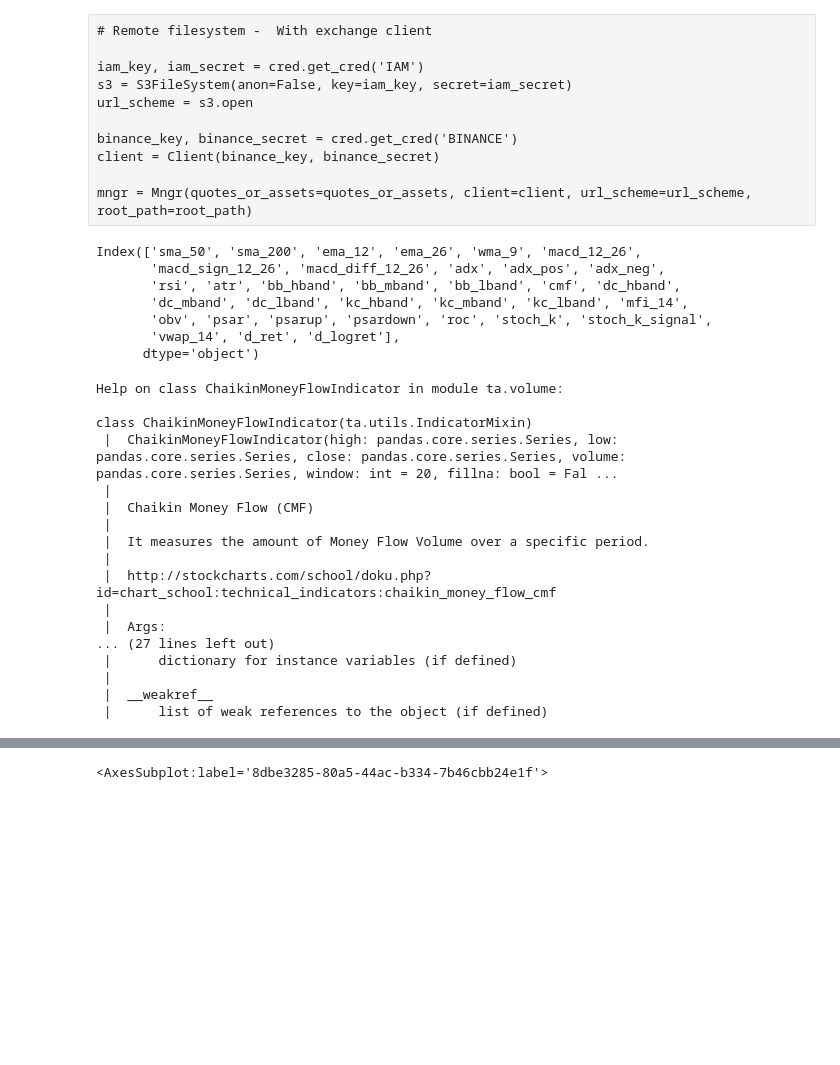
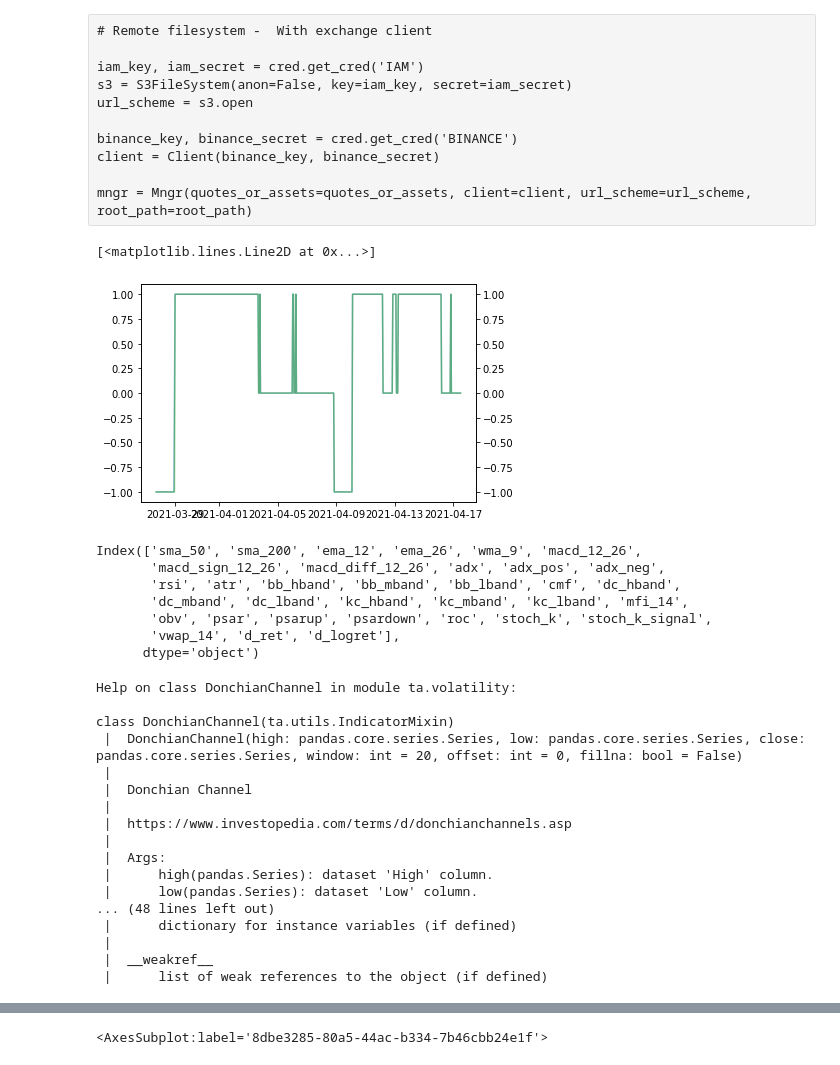
Before and after one commit to GuillaumeDMMarion/crypto-invest, a Jupyter notebook: notebooks/Implementation_rl.ipynb, the cells around one changed output, grey strips where cells are left out. Cells and saved outputs as stored; diff of their text form; code cells hidden in the pictures; blank space fills up the shorter version.

Commit message:
Add raw signals kwarg

```diff
--- a/notebooks/Implementation_rl.ipynb
+++ b/notebooks/Implementation_rl.ipynb
@@ -158,6 +158,19 @@ client = Client(binance_key, binance_secret)
 mngr = Mngr(quotes_or_assets=quotes_or_assets, client=client, url_scheme=url_scheme, root_path=root_path)
 # %%
 kline = klmngr['ETHUSDT']
+# %%
+kline.set_raw_signals()
+# %%
+fig, ax = plt.subplots()
+ax2 = ax.twinx()
+index = idx[-1500:-1000]
+ax.plot(kline.signals.iloc[index, 0], alpha=.5)
+# ax2.plot(kline.signals.compute('slowfastcross', buffer=.001, raw=True)[index], c='C1', alpha=.5)
+ax2.plot(kline.signals.compute('slowfastcross', raw=False)[index], c='C2', alpha=.5)
+# ax2.set_ylim(-.001, .001)
+# %% [output]
+[<matplotlib.lines.Line2D at 0x...>]
+[figure, added]
 # %%
 kline.indicators.columns
 # %% [output]
@@ -169,21 +182,21 @@ Index(['sma_50', 'sma_200', 'ema_12', 'ema_26', 'wma_9', 'macd_12_26',
        'vwap_14', 'd_ret', 'd_logret'],
       dtype='object')
 # %%
-help(ta.volume.ChaikinMoneyFlowIndicator)
+help(ta.volatility.DonchianChannel)
 # %% [output]
-Help on class ChaikinMoneyFlowIndicator in module ta.volume:
+Help on class DonchianChannel in module ta.volatility:
 
-class ChaikinMoneyFlowIndicator(ta.utils.IndicatorMixin)
- |  ChaikinMoneyFlowIndicator(high: pandas.core.series.Series, low: pandas.core.series.Series, close: pandas.core.series.Series, volume: pandas.core.series.Series, window: int = 20, fillna: bool = Fal ...
+class DonchianChannel(ta.utils.IndicatorMixin)
+ |  DonchianChannel(high: pandas.core.series.Series, low: pandas.core.series.Series, close: pandas.core.series.Series, window: int = 20, offset: int = 0, fillna: bool = False)
  |
- |  Chaikin Money Flow (CMF)
+ |  Donchian Channel
  |
- |  It measures the amount of Money Flow Volume over a specific period.
- |
- |  http://stockcharts.com/school/doku.php?id=chart_school:technical_indicators:chaikin_money_flow_cmf
+ |  https://www.investopedia.com/terms/d/donchianchannels.asp
  |
  |  Args:
-... (27 lines left out)
+ |      high(pandas.Series): dataset 'High' column.
+ |      low(pandas.Series): dataset 'Low' column.
+... (48 lines left out)
  |      dictionary for instance variables (if defined)
  |
  |  __weakref__
```
Also changed, not shown: parts of 3 cells of this notebook, 1 other file.
